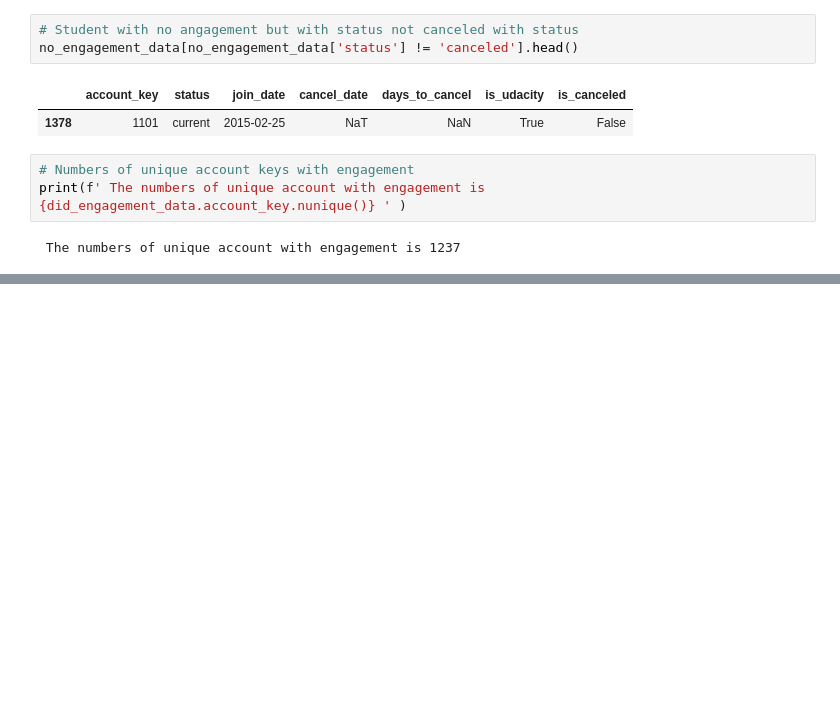
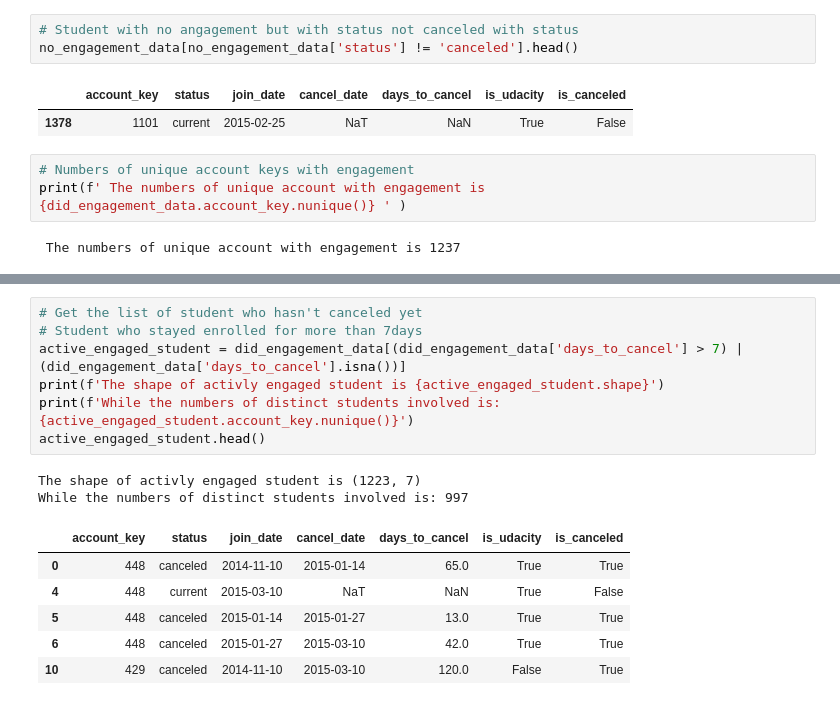
Before and after one commit to endiesworld/udacity_data_analysis, a Jupyter notebook: Untitled.ipynb, the cells around one changed output, grey strips where cells are left out. Drawn from its saved outputs; the diff is of its cells as text; blank space fills up the shorter version.

Commit message:
Added update for student engagement

```diff
--- a/Untitled.ipynb
+++ b/Untitled.ipynb
@@ -284,0 +285,16 @@ Requirement already satisfied: psycopg2 in c:\users\endie\appdata\roaming\python
+# %%
+# Get the list of student who hasn't canceled yet
+# Student who stayed enrolled for more than 7days
+active_engaged_student = did_engagement_data[(did_engagement_data['days_to_cancel'] > 7) | (did_engagement_data['days_to_cancel'].isna())]
+print(f'The shape of activly engaged student is {active_engaged_student.shape}')
+print(f'While the numbers of distinct students involved is: {active_engaged_student.account_key.nunique()}')
+active_engaged_student.head()
+# %% [output]
+The shape of activly engaged student is (1223, 7)
+While the numbers of distinct students involved is: 997
+|  | account_key | status | join_date | cancel_date | days_to_cancel | is_udacity | is_canceled |
+| 0 | 448 | canceled | 2014-11-10 | 2015-01-14 | 65.0 | True | True |
+| 4 | 448 | current | 2015-03-10 | NaT | NaN | True | False |
+| 5 | 448 | canceled | 2015-01-14 | 2015-01-27 | 13.0 | True | True |
+| 6 | 448 | canceled | 2015-01-27 | 2015-03-10 | 42.0 | True | True |
+| 10 | 429 | canceled | 2014-11-10 | 2015-03-10 | 120.0 | False | True |
```
Also changed, not shown: parts of 2 cells of this notebook.
